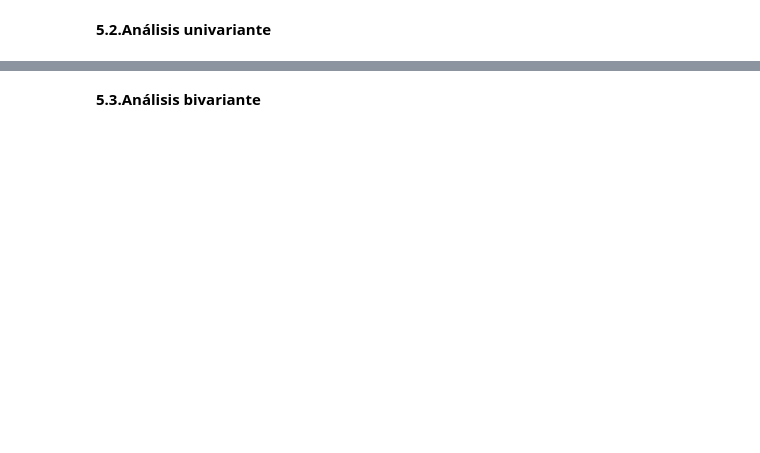
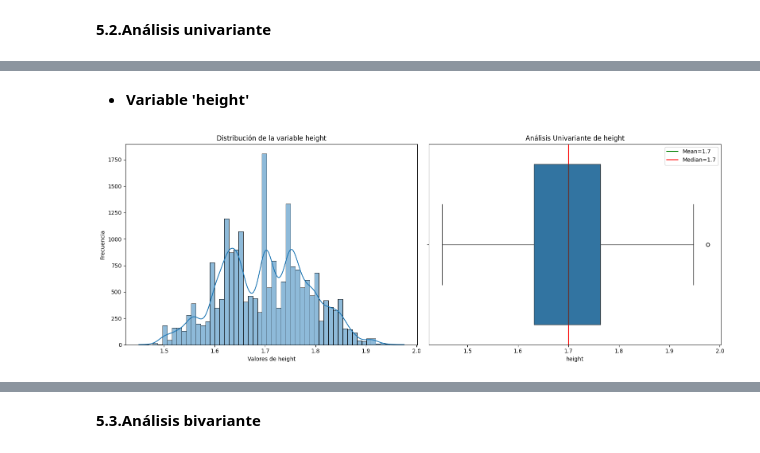
Before and after one commit to ItziCG/Proyecto-ML-Obesity-Risk, a Jupyter notebook: src/utils/proyect_ML.ipynb, the cells around one changed output, grey strips where cells are left out. Drawn from its saved outputs; the diff is of its cells as text; code cells hidden in the pictures; blank space fills up the shorter version.

```diff
--- a/src/utils/proyect_ML.ipynb
+++ b/src/utils/proyect_ML.ipynb
@@ -202,0 +311,6 @@ cardinalidad
+# %% [markdown]
++ **Variable 'height'**
+# %%
+grafico_histbox('height',df)
+# %% [output]
+[figure, added]
```
Also changed, not shown: parts of 61 cells of this notebook, 2 other files.
